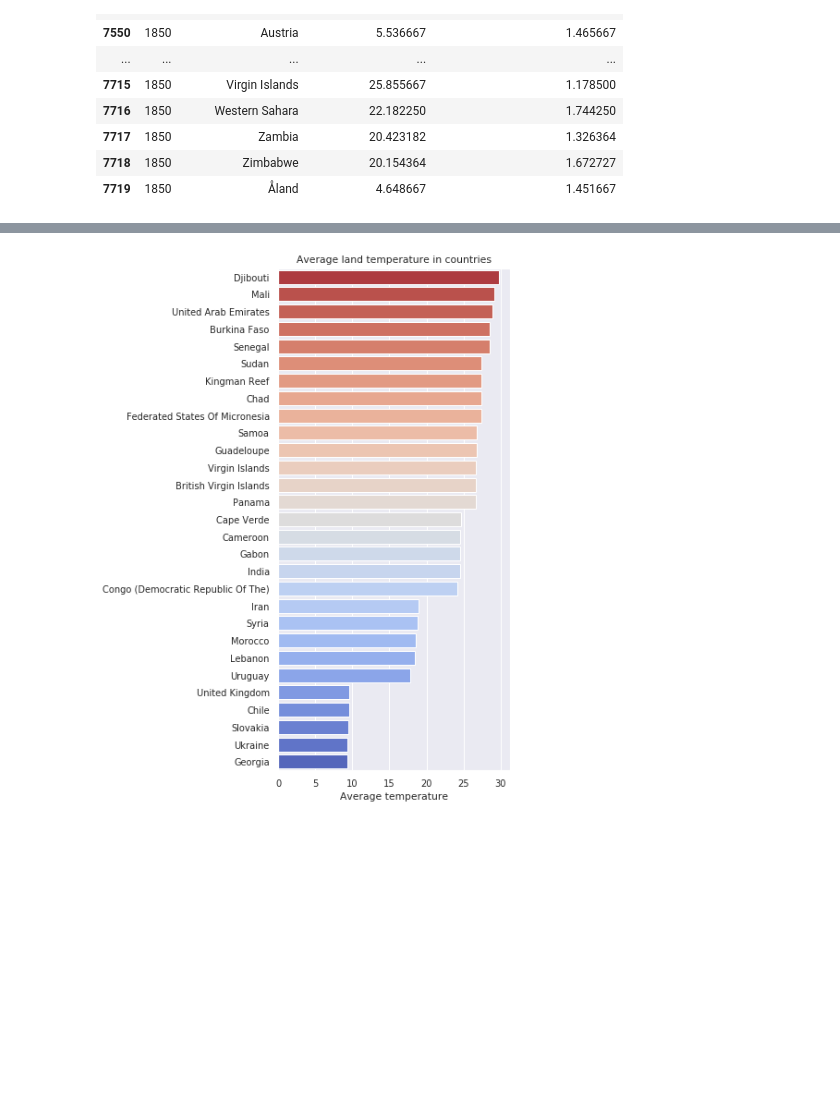
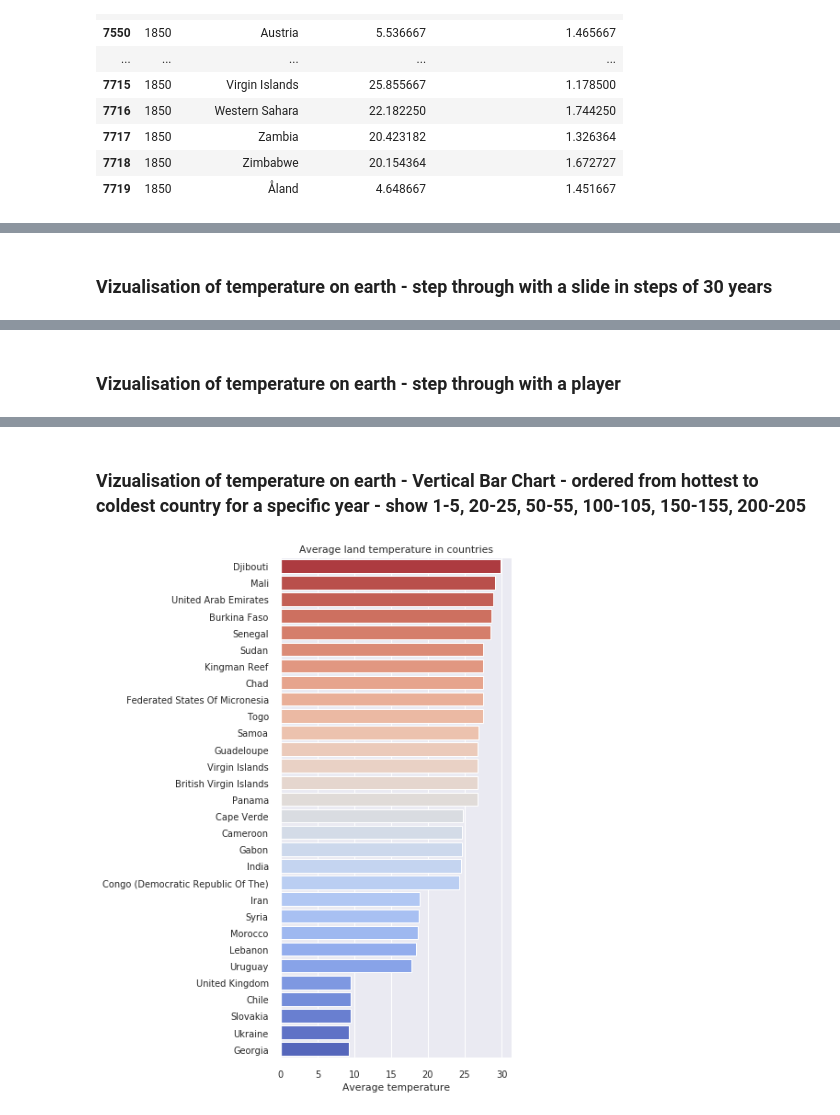
Before and after one commit to genughaben/world-development, a Jupyter notebook: notebooks/Data Exploration - Earth Surface Temperature Data.ipynb, the cells around one changed output, grey strips where cells are left out. Drawn from its saved outputs; the diff is of its cells as text; code cells hidden in the pictures; blank space fills up the shorter version.

Commit message:
doc: annotate analysis of Earth Surface Temperature Data

```diff
--- a/notebooks/Data Exploration - Earth Surface Temperature Data.ipynb
+++ b/notebooks/Data Exploration - Earth Surface Temperature Data.ipynb
@@ -120,0 +131,4 @@ array(['1743-11-01', '1743-12-01', '1744-01-01', '1744-02-01',
+# %%
+# remove nans
+no_nan =  df.dropna(subset=['dt', 'AverageTemperature', 'Country'])
+print(f"entries count without nans: {len(no_nan)}")
@@ -124,10 +145,12 @@ array(['1743-11-01', '1743-12-01', '1744-01-01', '1744-02-01',
 #Let's remove the duplicated countries (in the analysis, we don't consider the presence of
 #colonies at this the countries) and countries for which no information about the temperature
 
-global_temp_country_clear = global_temp_country[~global_temp_country['Country'].isin(
+no_nan_clear = no_nan[~no_nan['Country'].isin(
     ['Denmark', 'Antarctica', 'France', 'Europe', 'Netherlands',
      'United Kingdom', 'Africa', 'South America'])]
 
-global_temp_country_clear = global_temp_country_clear.replace(
+print(len(no_nan_clear))
+
+no_nan_clear = no_nan_clear.replace(
    ['Denmark (Europe)', 'France (Europe)', 'Netherlands (Europe)', 'United Kingdom (Europe)'],
    ['Denmark', 'France', 'Netherlands', 'United Kingdom'])
@@ -139,5 +159,8 @@ len(global_temp_country_nonans)
 # %%
-global_temp_country_nonans['year'] = global_temp_country_nonans['dt'].str[:4]
-global_temp_country_nonans_with_year = global_temp_country_nonans.astype({'year': 'int32'})
-np.unique(global_temp_country_nonans_with_year['year'])
+#  add years column
+no_nan_clear['year'] = no_nan_clear['dt'].str[:4]
+no_nan_clear_with_year = no_nan_clear.astype({'year': 'int32'})
+
+print("Show all unique years: ")
+np.unique(no_nan_clear_with_year['year'])
 # %% [output]
@@ -161,5 +187,5 @@ array([1743, 1744, 1745, 1750, 1751, 1752, 1753, 1754, 1755, 1756, 1757,
 # %%
-surface_temp_by_year_and_country = global_temp_country_nonans_with_year.groupby(['year', 'Country'], as_index=False).agg({'AverageTemperature': 'mean', 'AverageTemperatureUncertainty': 'mean'})
+surface_temp_by_year_and_country = no_nan_clear_with_year.groupby(['year', 'Country'], as_index=False).agg({'AverageTemperature': 'mean', 'AverageTemperatureUncertainty': 'mean'})
 # %%
 len(surface_temp_by_year_and_country)
 # %% [output]
@@ -257,5 +314,7 @@ filter_and_plot(surface_temp_by_year_and_country, 1743)
 # %% [output]
 [interactive output not drawn]
+# %% [markdown]
+### Vizualisation of temperature on earth - step through with a slide in steps of 30 years
 # %%
 int_range = widgets.IntSlider(
     value=0,
@@ -276,6 +335,8 @@ int_range.observe(on_value_change, names='value')
 # %% [output]
 [interactive output not drawn]
 [interactive output not drawn]
+# %% [markdown]
+### Vizualisation of temperature on earth - step through with a player
 # %%
 play = widgets.Play(
     interval=2000,
@@ -304,30 +365,32 @@ play.observe(on_value_change, names='value')
 # %% [output]
 Play(value=0, description='Press play', interval=2000, step=10)
 [interactive output not drawn]
+# %% [markdown]
+### Vizualisation of temperature on earth - Vertical Bar Chart - ordered from hottest to coldest country for a specific year - show 1-5, 20-25, 50-55, 100-105, 150-155, 200-205
 # %%
 def plot_vertical_bar_chart(data, year):
     year_data = data[data['year'] == year]
     countries = np.unique(year_data['Country'])
     mean_temp = year_data['AverageTemperature']
 
     mean_temp_bar, countries_bar = (list(x) for x in zip(*sorted(zip(mean_temp, countries),
                                                                  reverse = True)))
 
     property_a = mean_temp_bar
     property_b = countries_bar
-    good_indices = [0, 1, 2, 3, 4, 20, 21, 22, 23, 50, 51, 52, 53, 54, 100, 101, 102, 103, 104, 150, 151, 152, 153, 154, 200, 201, 202, 203, 204]
+    good_indices = [0, 1, 2, 3, 4, 20, 21, 22, 23, 24, 50, 51, 52, 53, 54, 100, 101, 102, 103, 104, 150, 151, 152, 153, 154, 200, 201, 202, 203, 204]
     property_asel = [property_a[i] for i in good_indices]
     property_bsel = [property_b[i] for i in good_indices]
 
     mean_temp_bar = property_asel
     countries_bar = property_bsel
 
     sns.set(font_scale=0.9)
     f, ax = plt.subplots(figsize=(4.5, 10))
     colors_cw = sns.color_palette('coolwarm', len(countries_bar))
     sns.barplot(mean_temp_bar, countries_bar, palette = colors_cw[::-1])
     Text = ax.set(xlabel='Average temperature', title='Average land temperature in countries')
 
 plot_vertical_bar_chart(surface_temp_by_year_and_country, 2000)
 # %% [output]
-[figure, old version]
+[figure, new version]
```
Also changed, not shown: parts of 36 cells of this notebook.
